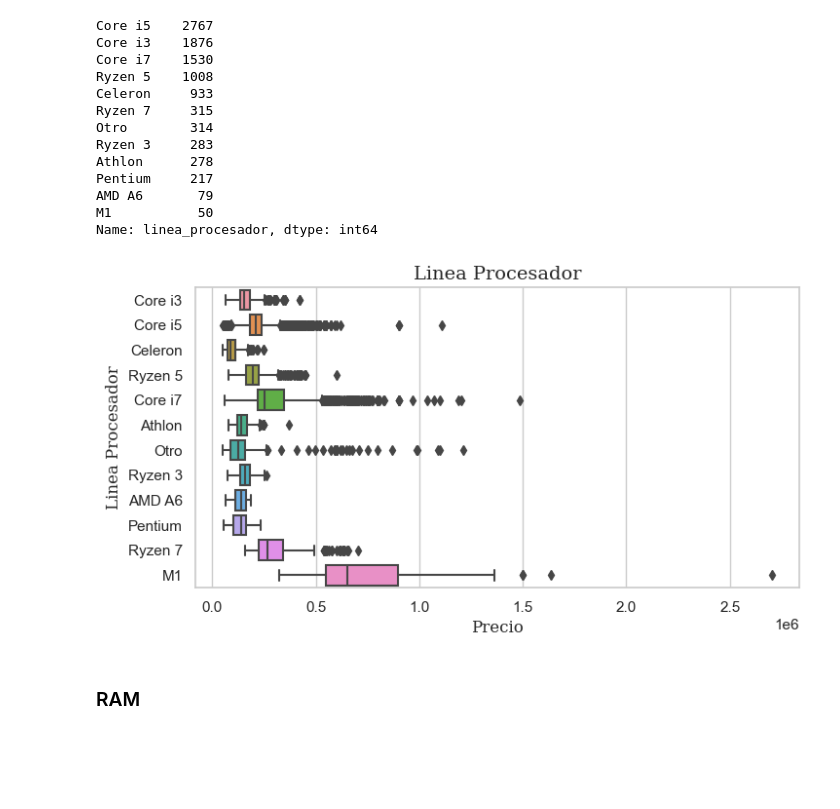
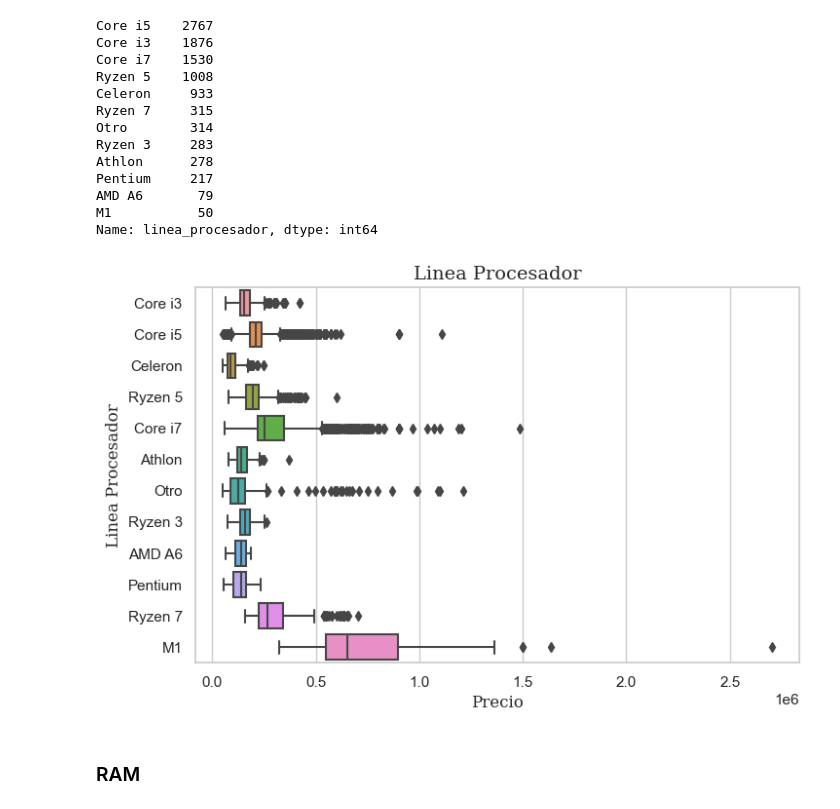
Before and after one commit to martina-dc/mdc-tesis, a Jupyter notebook: 02_EDA.ipynb, the cells around one changed output. Cells and saved outputs as stored; diff of their text form; code cells hidden in the pictures; blank space fills up the shorter version.

```diff
--- a/02_EDA.ipynb
+++ b/02_EDA.ipynb
@@ -171,7 +174,3 @@ df = normalizar_lineas_procesador(df, "modelo_procesador")
 df.modelo_procesador.isna().sum()
 # %% [output]
 7788
-# %%
-
-df = normalizar_lineas_procesador(df, "modelo_procesador")
-df.modelo_procesador.isna().sum()
@@ -201,14 +198,14 @@ Name: linea_procesador, dtype: int64
 # %%
 sns.set_theme(style="whitegrid", palette="pastel")
 
-plt.figure(figsize=(8,4))
+plt.figure(figsize=(8,5))
 ax = sns.boxplot(x="price", data=df, y = "linea_procesador")
 ax.set_title("Linea Procesador", size=14, family='serif')
 plt.ylabel('Linea Procesador', size=12, family='serif')
 plt.xlabel('Precio', size=12, family='serif')
 plt.show()
 # %% [output]
-[figure, old version]
+[figure, new version]
 # %% [markdown]
 ### RAM
 # %%
```
Also changed, not shown: parts of 86 cells of this notebook, 1 other file.
